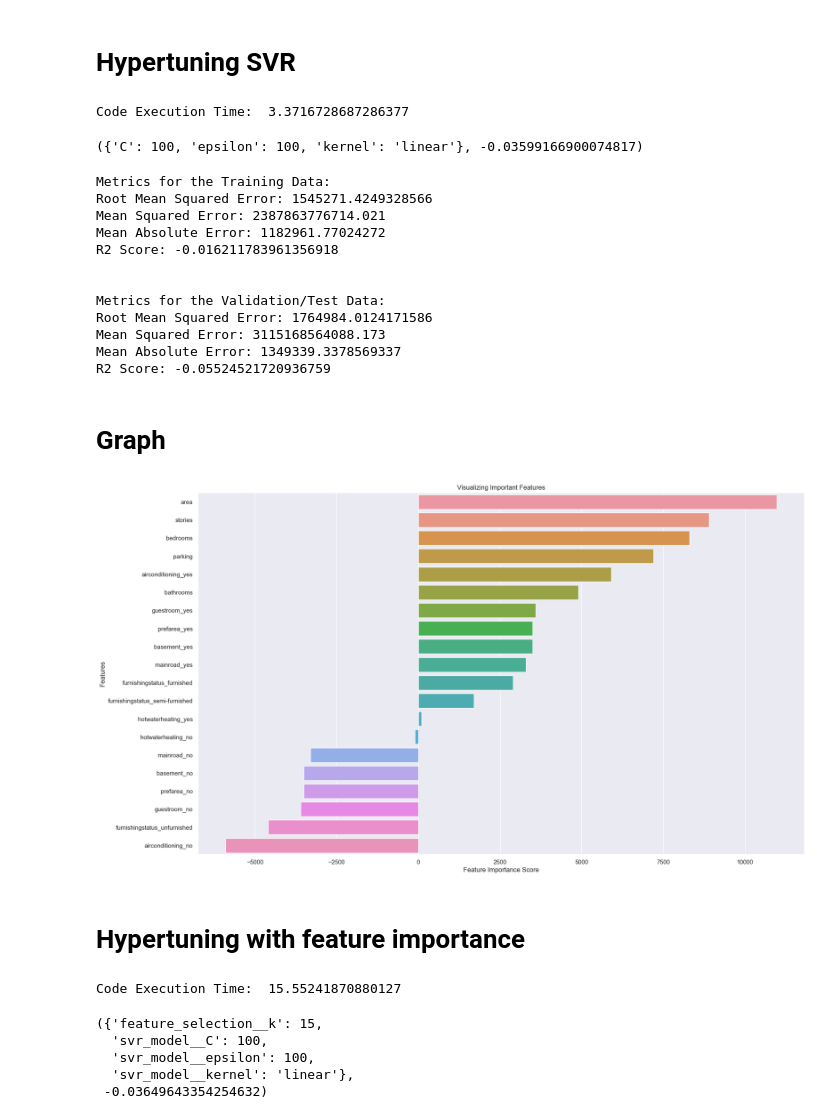
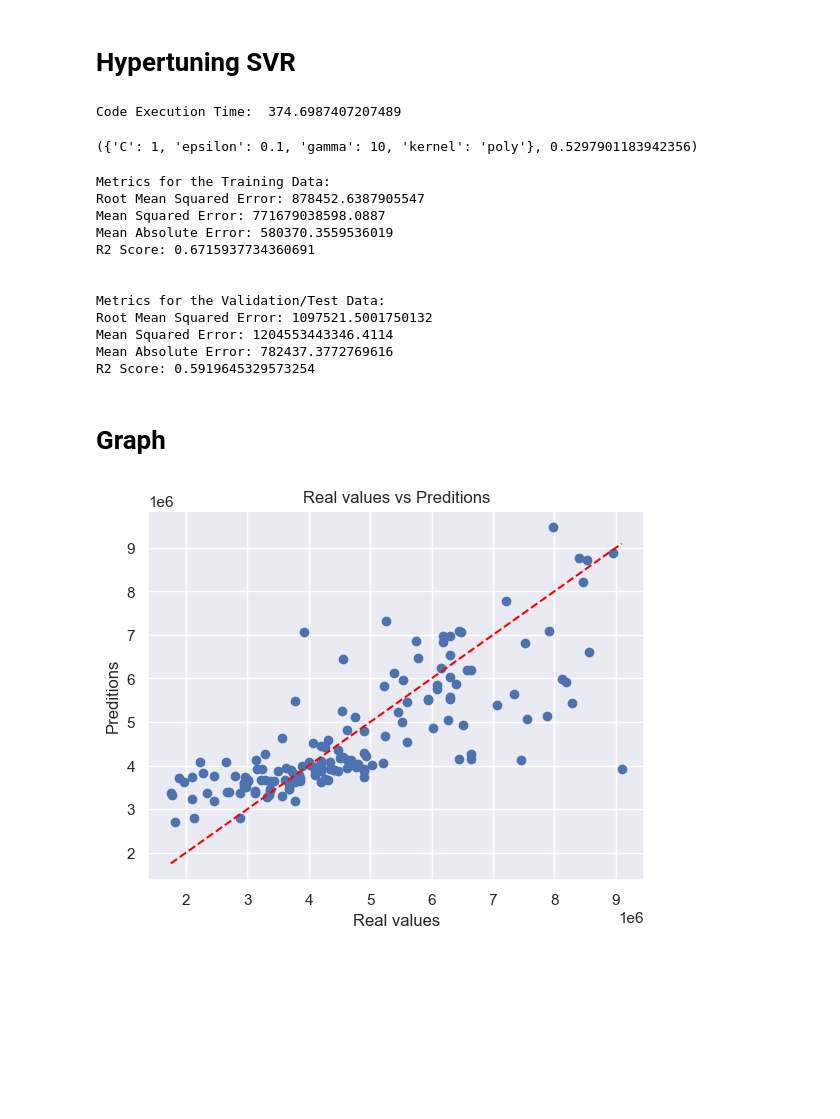
Before and after one commit to 2024068/Machine-Learning-CA1, a Jupyter notebook: CA1-Machinelearning-AlinaLozano.ipynb, the cells around one changed output. Drawn from its saved outputs; the diff is of its cells as text; code cells hidden in the pictures; blank space fills up the shorter version.

```diff
--- a/CA1-Machinelearning-AlinaLozano.ipynb
+++ b/CA1-Machinelearning-AlinaLozano.ipynb
@@ -417,8 +434,9 @@ array([4200025.08343632])
 # %%
 start = time.time()
 param_grid = {
-    'C': [0.1, 1, 10, 0.01, 0.001, 100],
-    'epsilon': [0.01, 0.1, 1, 0.001, 10, 100],
+    'C': [1, 10, 100],
+    'gamma': [100, 10, 1, 0.1],
+    'epsilon': [0.1, 0.2, 0.3, 0.4, 0.5],
     'kernel': ['linear', 'rbf', 'poly']
 }
 CV_svr = GridSearchCV(SVR(), param_grid, cv=5)
@@ -426,14 +444,14 @@ CV_svr.fit(X_train, y_train)
 end = time.time()
 print("Code Execution Time: ", end - start)
 # %% [output]
-Code Execution Time:  3.3716728687286377
+Code Execution Time:  374.6987407207489
 # %%
 best_params_svr = CV_svr.best_params_
 best_model_svr = CV_svr.best_estimator_
 best_score_svr = CV_svr.best_score_
 best_params_svr, best_score_svr
 # %% [output]
-({'C': 100, 'epsilon': 100, 'kernel': 'linear'}, -0.03599166900074817)
+({'C': 1, 'epsilon': 0.1, 'gamma': 10, 'kernel': 'poly'}, 0.5297901183942356)
 # %%
 y_pred = best_model_svr.predict(X_test)
 y_train_pred = best_model_svr.predict(X_train)
@@ -445,51 +463,25 @@ print("Metrics for the Validation/Test Data:")
 displayRegressionMetrics(y_test, y_pred)
 # %% [output]
 Metrics for the Training Data:
-Root Mean Squared Error: 1545271.4249328566
-Mean Squared Error: 2387863776714.021
-Mean Absolute Error: 1182961.77024272
-R2 Score: -0.016211783961356918
+Root Mean Squared Error: 878452.6387905547
+Mean Squared Error: 771679038598.0887
+Mean Absolute Error: 580370.3559536019
+R2 Score: 0.6715937734360691
 
 
 Metrics for the Validation/Test Data:
-Root Mean Squared Error: 1764984.0124171586
-Mean Squared Error: 3115168564088.173
-Mean Absolute Error: 1349339.3378569337
-R2 Score: -0.05524521720936759
+Root Mean Squared Error: 1097521.5001750132
+Mean Squared Error: 1204553443346.4114
+Mean Absolute Error: 782437.3772769616
+R2 Score: 0.5919645329573254
 # %% [markdown]
 # Graph
 # %%
-plotFeatureImportance(best_model_svr.coef_.ravel(), X)
+plt.scatter(y_test, y_pred)
+plt.plot([min(y_test), max(y_test)], [min(y_test), max(y_test)], '--', color='red')
+plt.xlabel('Real values')
+plt.ylabel('Preditions')
+plt.title('Real values vs Preditions')
+plt.show()
 # %% [output]
-[figure, old version]
+[figure, new version]
-# %% [markdown]
-# Hypertuning with feature importance
-# %%
-start = time.time()
-pipeline = Pipeline([
-    ('feature_selection', SelectKBest(score_func=f_regression)),
-    ('svr_model', SVR())
-])
-param_grid = {
-    'feature_selection__k': [5, 8, 15],
-    'svr_model__kernel': ['linear', 'rbf', 'poly'],
-    'svr_model__C': [0.1, 1, 10, 0.01, 0.001, 100],
-    'svr_model__epsilon': [0.01, 0.1, 1, 0.001, 10, 100]
-}
-CV_svr_top = GridSearchCV(pipeline, param_grid=param_grid, cv=5)
-CV_svr_top.fit(X_train, y_train)
-end = time.time()
-print("Code Execution Time: ", end - start)
-# %% [output]
-Code Execution Time:  15.55241870880127
-# %%
-best_params_svr_top = CV_svr_top.best_params_
-best_model_svr_top = CV_svr_top.best_estimator_
-best_score_svr_top = CV_svr_top.best_score_
-best_params_svr_top, best_score_svr_top
-# %% [output]
-({'feature_selection__k': 15,
-  'svr_model__C': 100,
-  'svr_model__epsilon': 100,
-  'svr_model__kernel': 'linear'},
- -0.03649643354254632)
```
Also changed, not shown: parts of 9 cells of this notebook.
